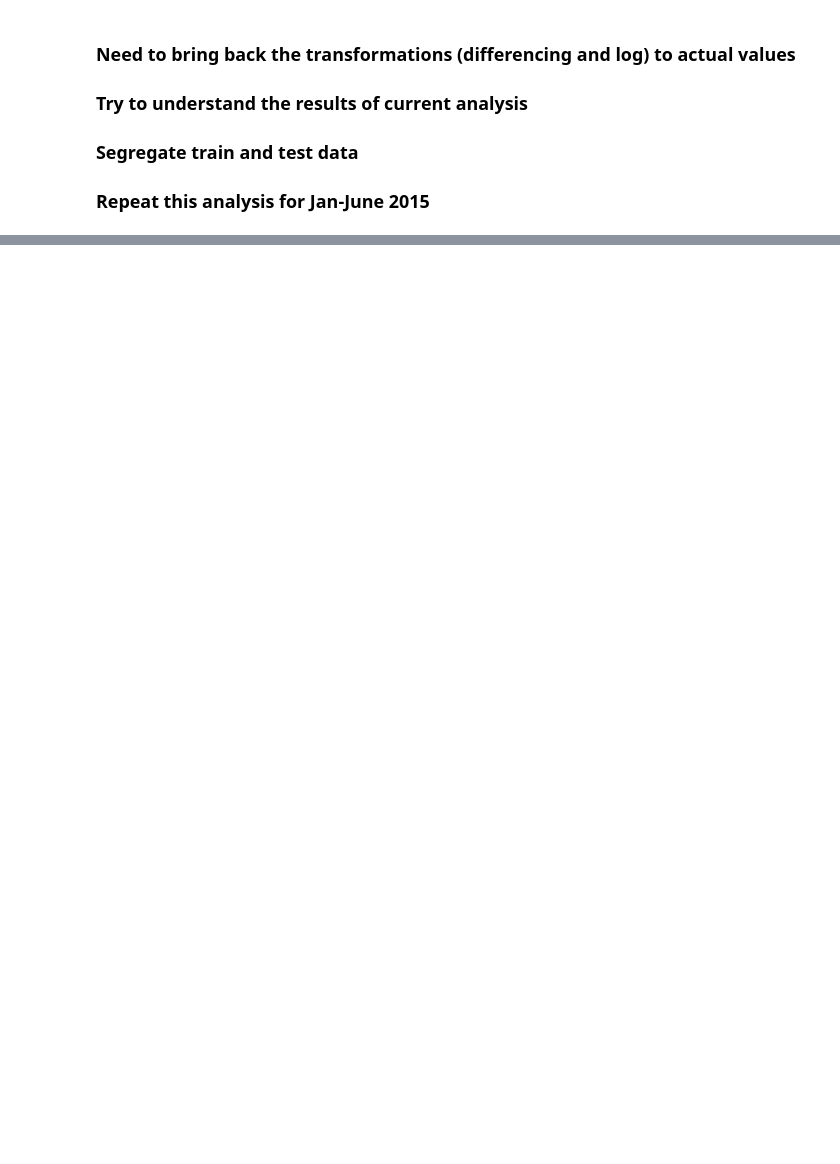
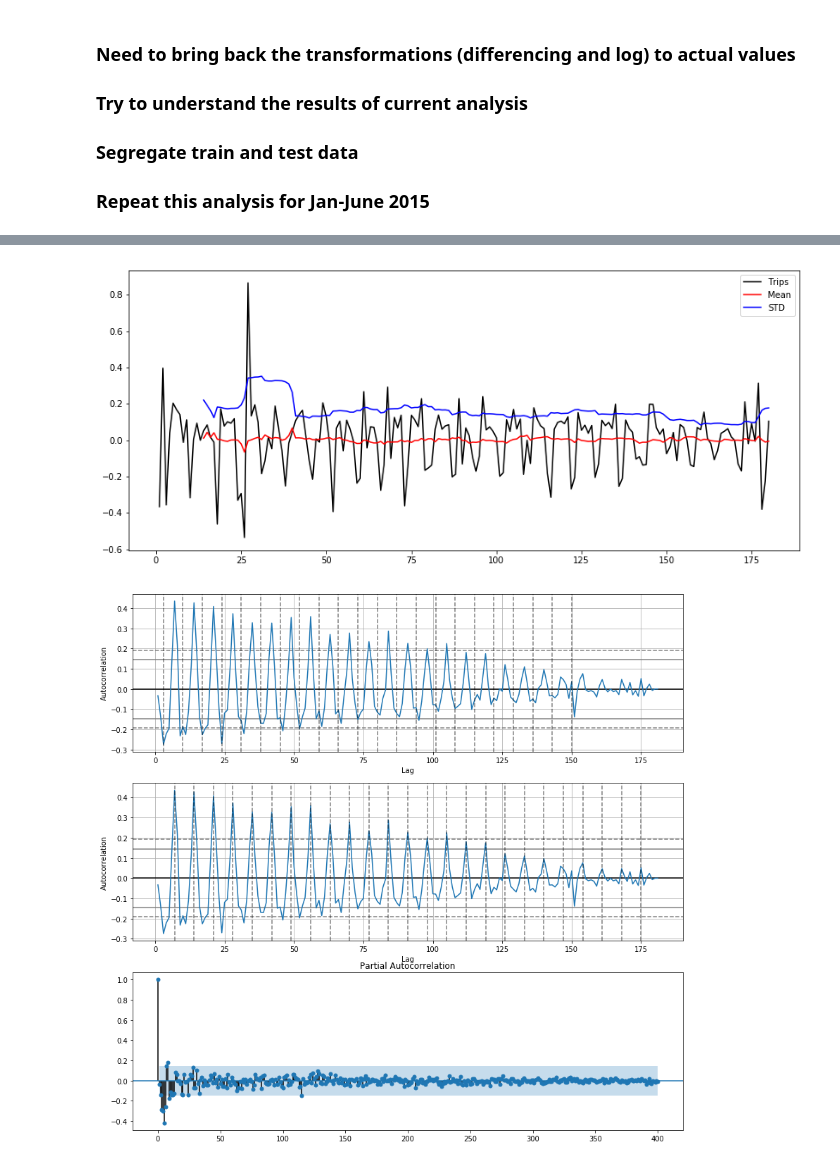
Before and after one commit to Mehul903/Applied-Time-Series-Project, a Jupyter notebook: notebooks/UberAnalysis.ipynb, the cells around one changed output, grey strips where cells are left out. Drawn from its saved outputs; the diff is of its cells as text; code cells hidden in the pictures; blank space fills up the shorter version.

```diff
--- a/notebooks/UberAnalysis.ipynb
+++ b/notebooks/UberAnalysis.ipynb
@@ -218,0 +282,4 @@ plt.show()
+# %%
+uber_jan_june_final = pd.DataFrame({'Days': range(1,len(all_jan_june_mod)+1), 'Trips': all_jan_june_mod})
+uber_jan_june_final.head()
+# uber_jan_june_final.to_csv('uber_jan_june_final', index=False)
@@ -218,0 +293,32 @@ plt.show()
+# %%
+log_all_trips_df = np.log(uber_jan_june_final[['Trips']])
+log_all_trips_df_diff = log_all_trips_df - log_all_trips_df.shift()
+
+fig, ax = plt.subplots(figsize = (14, 6))
+log_all_trips_df_diff.plot(ax = ax, color = 'k')
+r2 = log_all_trips_df_diff.rolling(window = 14)
+r2.mean()['Trips'].plot(color = 'red', ax = ax, label = 'Mean')
+r2.std()['Trips'].plot(color = 'blue', ax = ax, label = 'STD')
+ax.legend()
+
+########
+fig, (ax1, ax2, ax3) = plt.subplots(figsize = (14,14), nrows = 3)
+
+log_all_trips_df_diff.fillna(0, inplace = True)
+acp(log_all_trips_df_diff, ax = ax1)
+for i in range(3,153,7):
+    ax1.axvline(x = i, linestyle = 'dashed', color = 'k', alpha = 0.5)
+
+acp(log_all_trips_df_diff, ax = ax2)
+
+for i in range(7,177,7):
+    ax2.axvline(x = i, linestyle = 'dashed', color = 'k', alpha = 0.5)
+
+plot_pacf(log_all_trips_df_diff, ax = ax3, lags = 400)
+
+ax.legend()
+
+plt.show()
+# %% [output]
+[figure, added]
+[figure, added]
```
Also changed, not shown: parts of 49 cells of this notebook.
